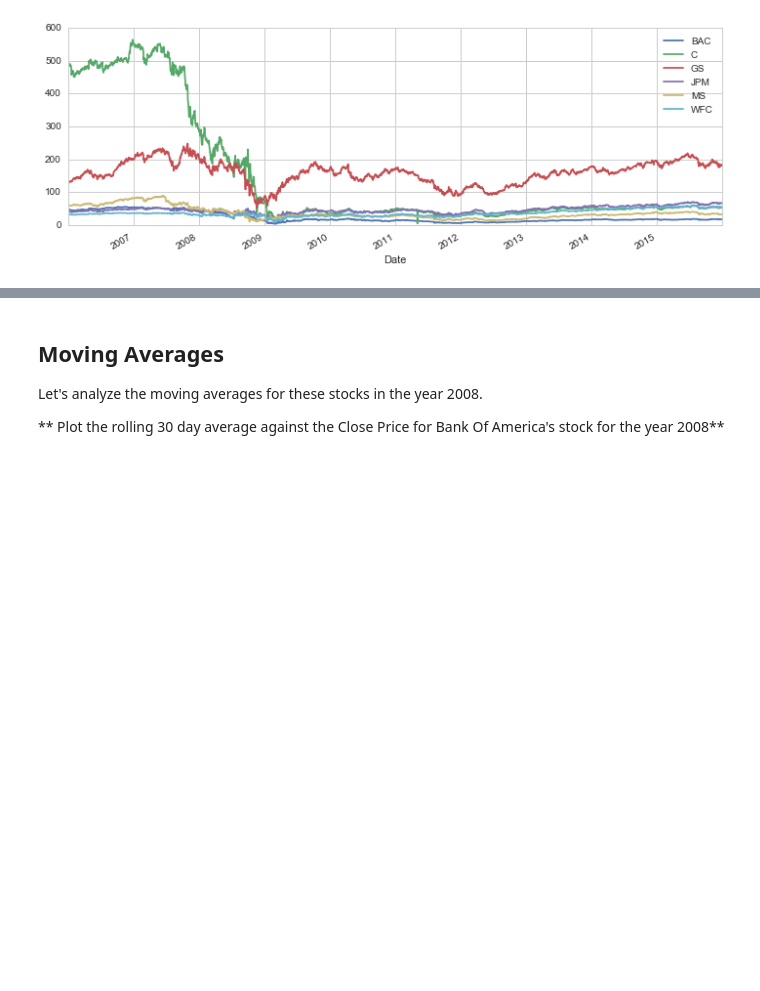
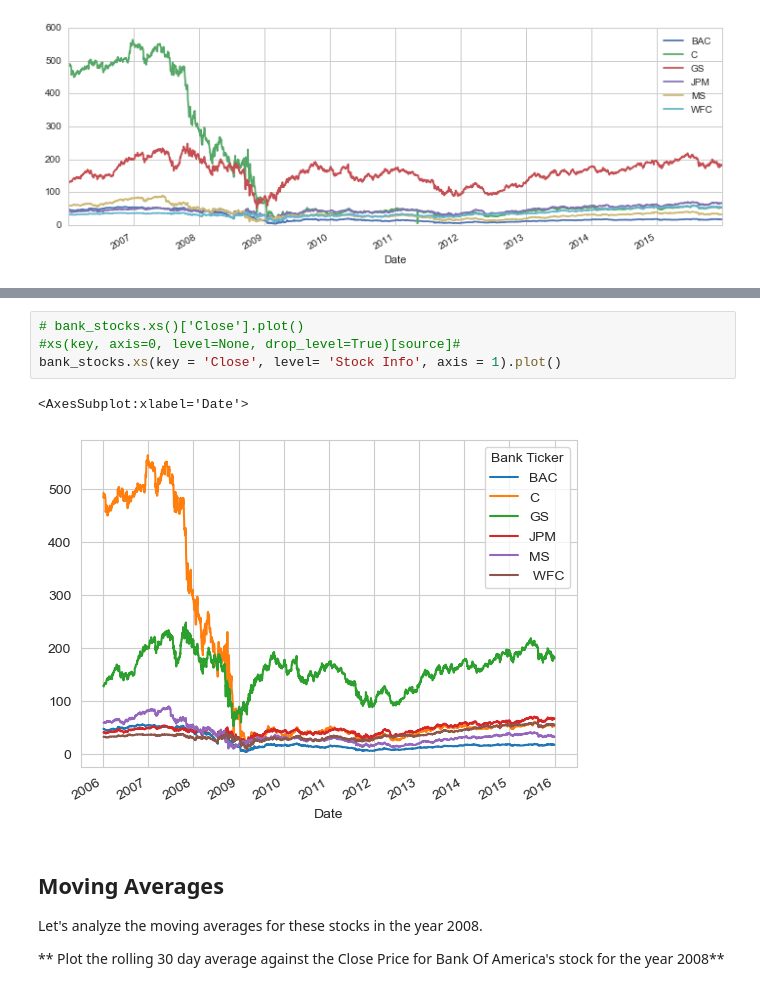
Before and after one commit to JoseArnel/code, a Jupyter notebook: DataScience&MachineLearning/10-Data-Capstone-Projects/03-Finance Project.ipynb, the cells around one changed output, grey strips where cells are left out. Cells and saved outputs as stored; diff of their text form; blank space fills up the shorter version.

```diff
--- a/DataScience&MachineLearning/10-Data-Capstone-Projects/03-Finance Project.ipynb
+++ b/DataScience&MachineLearning/10-Data-Capstone-Projects/03-Finance Project.ipynb
@@ -338,3 +336,10 @@ cf.go_offline()
+# %%
+# bank_stocks.xs()['Close'].plot()
+#xs(key, axis=0, level=None, drop_level=True)[source]#
+bank_stocks.xs(key = 'Close', level= 'Stock Info', axis = 1).plot()
+# %% [output]
+<AxesSubplot:xlabel='Date'>
+[figure, added]
 # %% [markdown]
 ## Moving Averages
 
```
Also changed, not shown: parts of 9 cells of this notebook.
